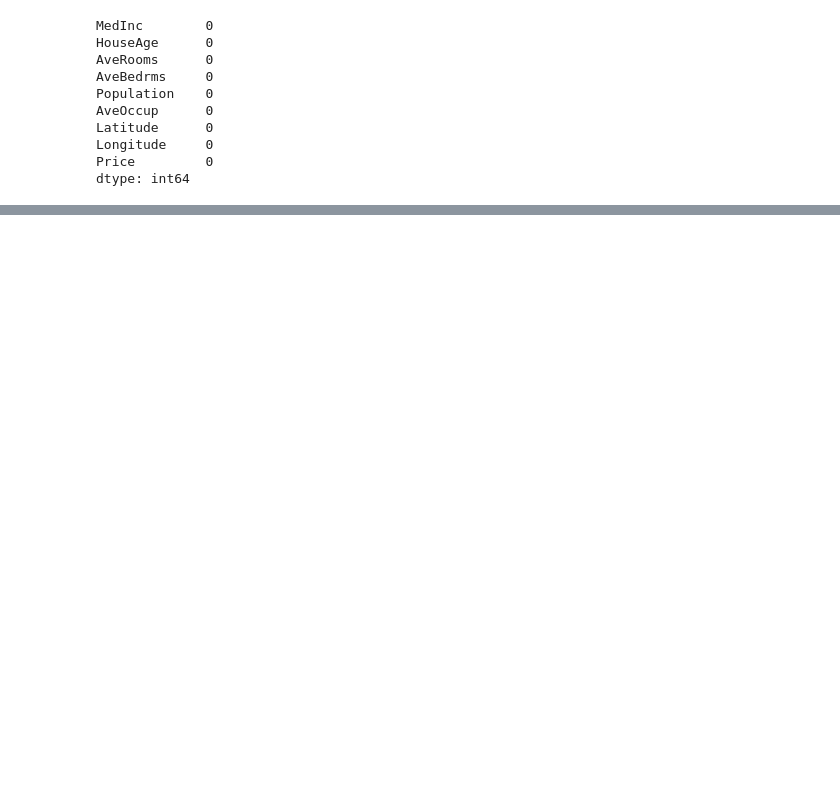
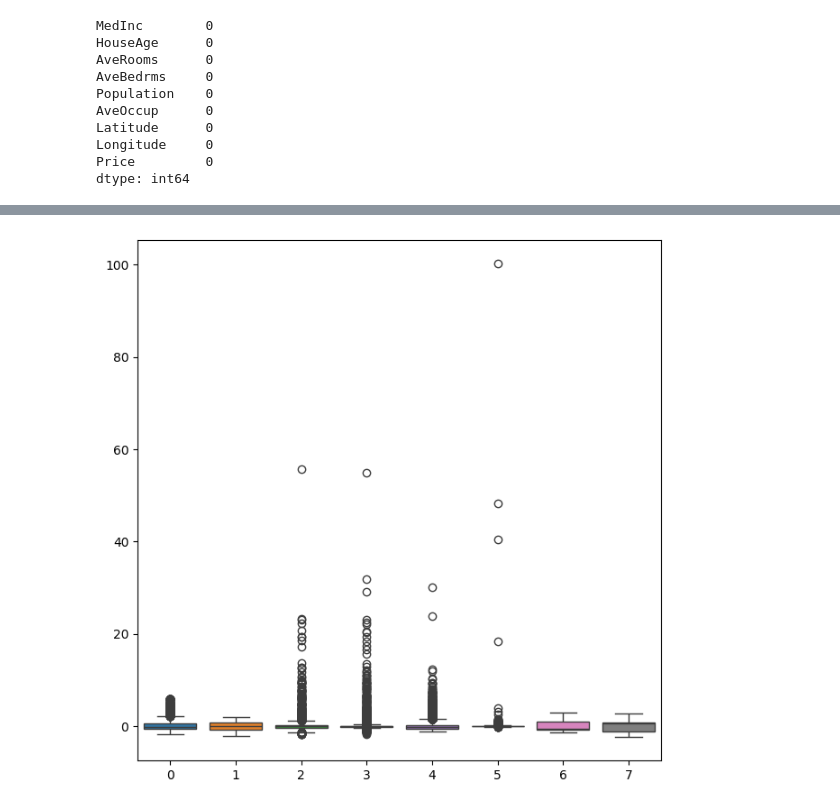
Before and after one commit to Luv-Ratan4/DataScience, a Jupyter notebook: Machine Learning/Projects/Linear Regression/Predicting House Prices/PredictingHousePrices.ipynb, the cells around one changed output, grey strips where cells are left out. Saved outputs shown, nothing was run; the diff lists cells and outputs as text; code cells hidden in the pictures; blank space fills up the shorter version.

```diff
--- a/Machine Learning/Projects/Linear Regression/Predicting House Prices/PredictingHousePrices.ipynb
+++ b/Machine Learning/Projects/Linear Regression/Predicting House Prices/PredictingHousePrices.ipynb
@@ -188,0 +240,6 @@ dtype: int64
+# %%
+#First of all, we will split the data into two important components - Dependent and independent features
+
+x = dataset.iloc[:,:-1]
+y = dataset.iloc[:,-1]
+x
@@ -188,0 +277,3 @@ dtype: int64
+# %%
+from sklearn.model_selection import train_test_split
+X_train, X_test, Y_train, Y_test = train_test_split(x,y, test_size=0.3, random_state=42)
@@ -188,0 +302,6 @@ dtype: int64
+# %%
+from sklearn.preprocessing import StandardScaler
+
+scaler = StandardScaler()
+X_train_norm = scaler.fit_transform(X_train)
+X_train_norm
@@ -188,0 +322,7 @@ dtype: int64
+# %%
+
+fig, ax = plt.subplots(figsize=(7.5,7.5))
+sns.boxplot(data = X_train_norm,ax = ax)
+plt.savefig("boxPlotTrainData.jpg")
+# %% [output]
+[figure, added]
```
Also changed, not shown: parts of 16 cells of this notebook, 3 other files.
